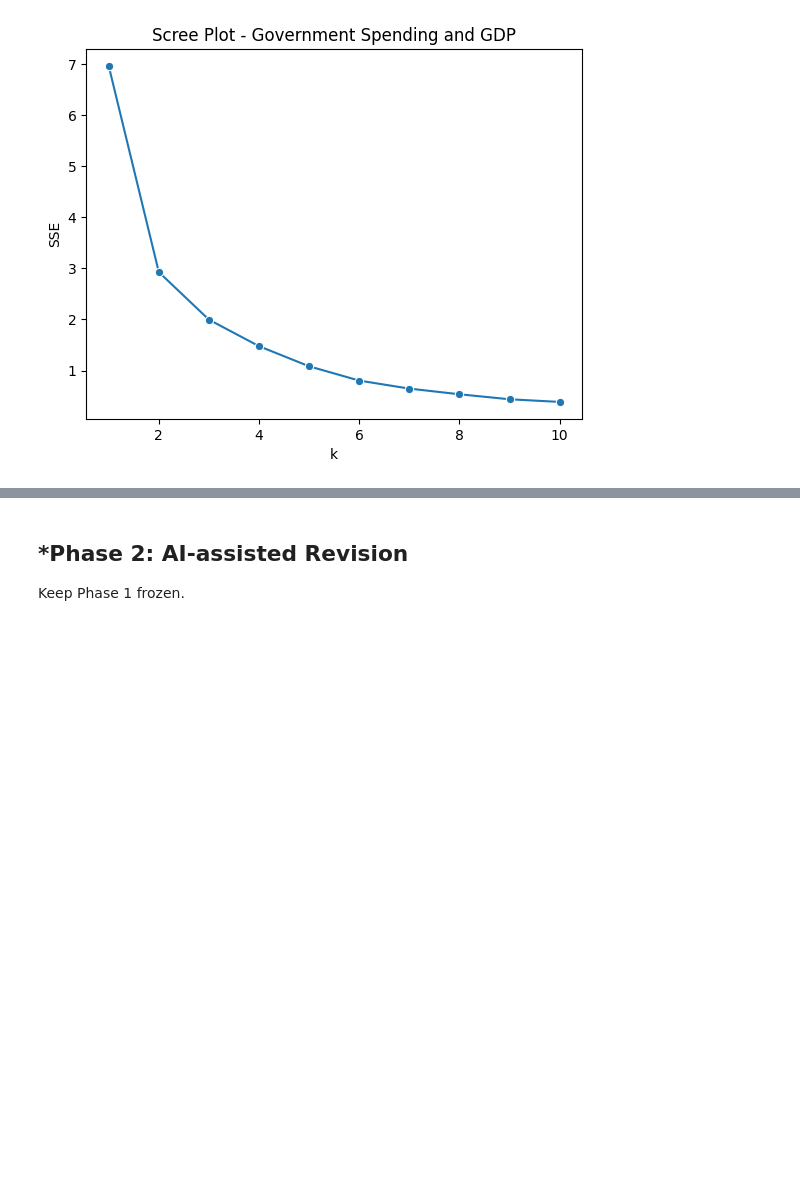
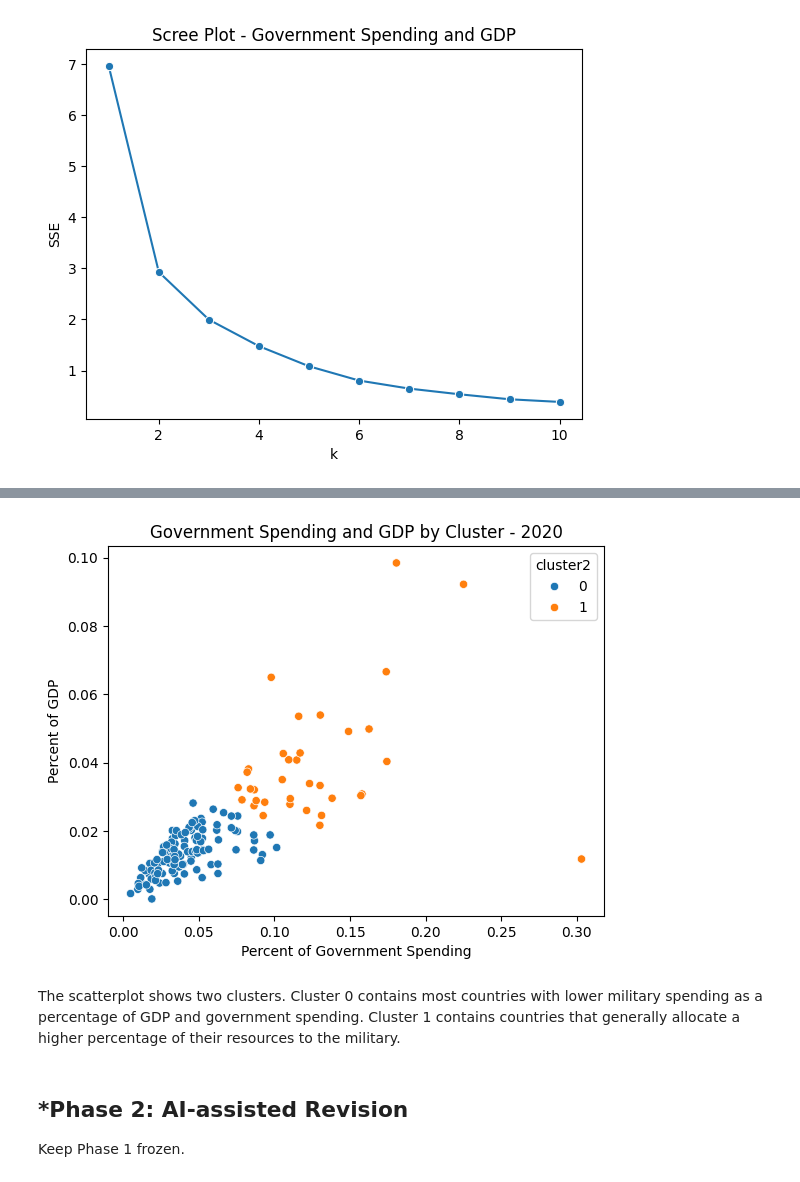
Before and after one commit to raffaellaalpaca-ai/A04-clustering, a Jupyter notebook: notebook.ipynb, the cells around one changed output, grey strips where cells are left out. Saved outputs shown, nothing was run; the diff lists cells and outputs as text; code cells hidden in the pictures; blank space fills up the shorter version.

Commit message:
scatter plot

```diff
--- a/notebook.ipynb
+++ b/notebook.ipynb
@@ -382,3 +382,10 @@ sns.lineplot(x=ks, y=SSE2, marker='o').set(
 plt.show()
 # %% [output]
 [figure]
+# %%
+# K-means clustering for Q2.3
+model2 = KMeans(n_clusters=2, max_iter=300,
+                n_init=10, random_state=0)
+model2.fit(X2_scaled)
+df2020['cluster2'] = model2.labels_
+df2020.head()
@@ -385,3 +399,18 @@ plt.show()
+# %%
+# Scatterplot for Q2.3
+sns.scatterplot(
+    data=df2020,
+    x='Percent of Government Spending',
+    y='Percent of GDP',
+    hue='cluster2',
+    palette='tab10'
+)
+plt.title('Government Spending and GDP by Cluster - 2020')
+plt.show()
+# %% [output]
+[figure, added]
+# %% [markdown]
+The scatterplot shows two clusters. Cluster 0 contains most countries with lower military spending as a percentage of GDP and government spending. Cluster 1 contains countries that generally allocate a higher percentage of their resources to the military.
 # %% [markdown]
 ## *Phase 2: AI-assisted Revision
 Keep Phase 1 frozen.
```
Also changed, not shown: parts of 1 cell of this notebook.
